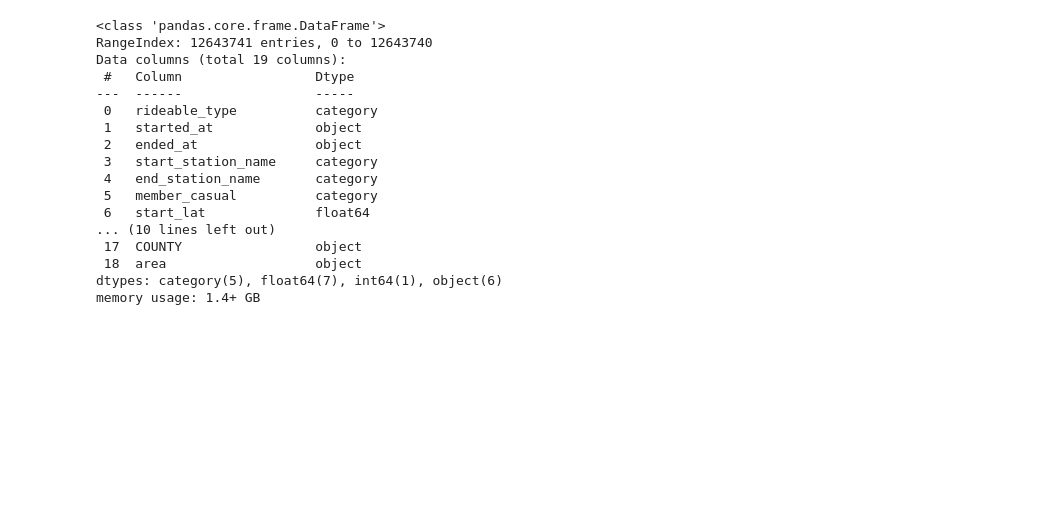
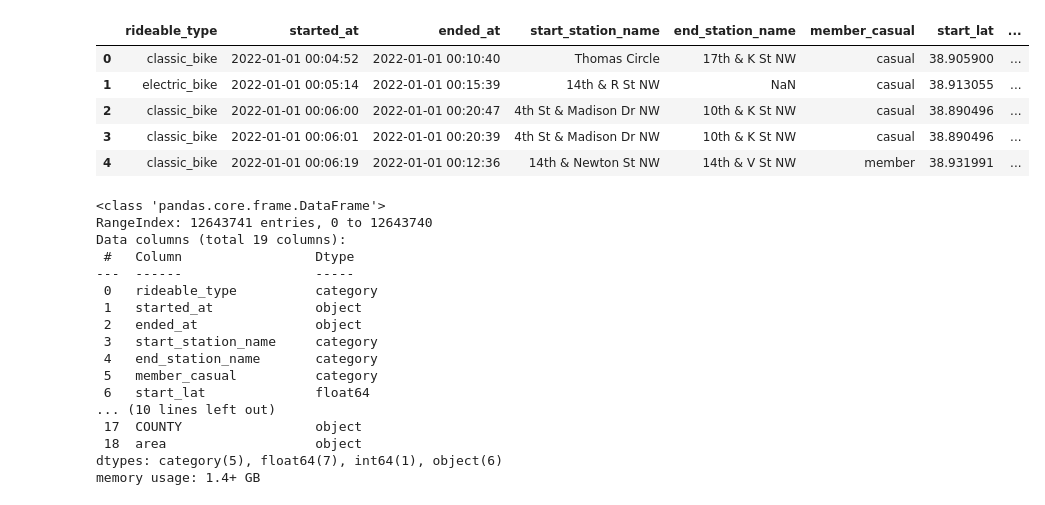
Before and after one commit to pabs-llama/projects, a Jupyter notebook: project_3_ capitalbikeshare/dc_maryland_workbook.ipynb, the cells around one changed output. Cells and saved outputs as stored; diff of their text form; code cells hidden in the pictures; blank space fills up the shorter version.

```diff
--- a/project_3_ capitalbikeshare/dc_maryland_workbook.ipynb
+++ b/project_3_ capitalbikeshare/dc_maryland_workbook.ipynb
@@ -27,6 +28,15 @@ data_types = {
     "trip_type":"category"}
 # %%
 dc_maryland_gdf = pd.read_csv("dc_maryland_gdf_full_updated.csv",parse_dates= ["started_at", "ended_at"],dtype=data_types, low_memory=False)
+# %%
+dc_maryland_gdf.head()
+# %% [output]
+|  | rideable_type | started_at | ended_at | start_station_name | end_station_name | member_casual | start_lat | ... |
+| 0 | classic_bike | 2022-01-01 00:04:52 | 2022-01-01 00:10:40 | Thomas Circle | 17th & K St NW | casual | 38.905900 | ... |
+| 1 | electric_bike | 2022-01-01 00:05:14 | 2022-01-01 00:15:39 | 14th & R St NW | NaN | casual | 38.913055 | ... |
+| 2 | classic_bike | 2022-01-01 00:06:00 | 2022-01-01 00:20:47 | 4th St & Madison Dr NW | 10th & K St NW | casual | 38.890496 | ... |
+| 3 | classic_bike | 2022-01-01 00:06:01 | 2022-01-01 00:20:39 | 4th St & Madison Dr NW | 10th & K St NW | casual | 38.890496 | ... |
+| 4 | classic_bike | 2022-01-01 00:06:19 | 2022-01-01 00:12:36 | 14th & Newton St NW | 14th & V St NW | member | 38.931991 | ... |
 # %%
 dc_maryland_gdf.info()
 # %% [output]
```
Also changed, not shown: parts of 3 cells of this notebook, 2 other files.
